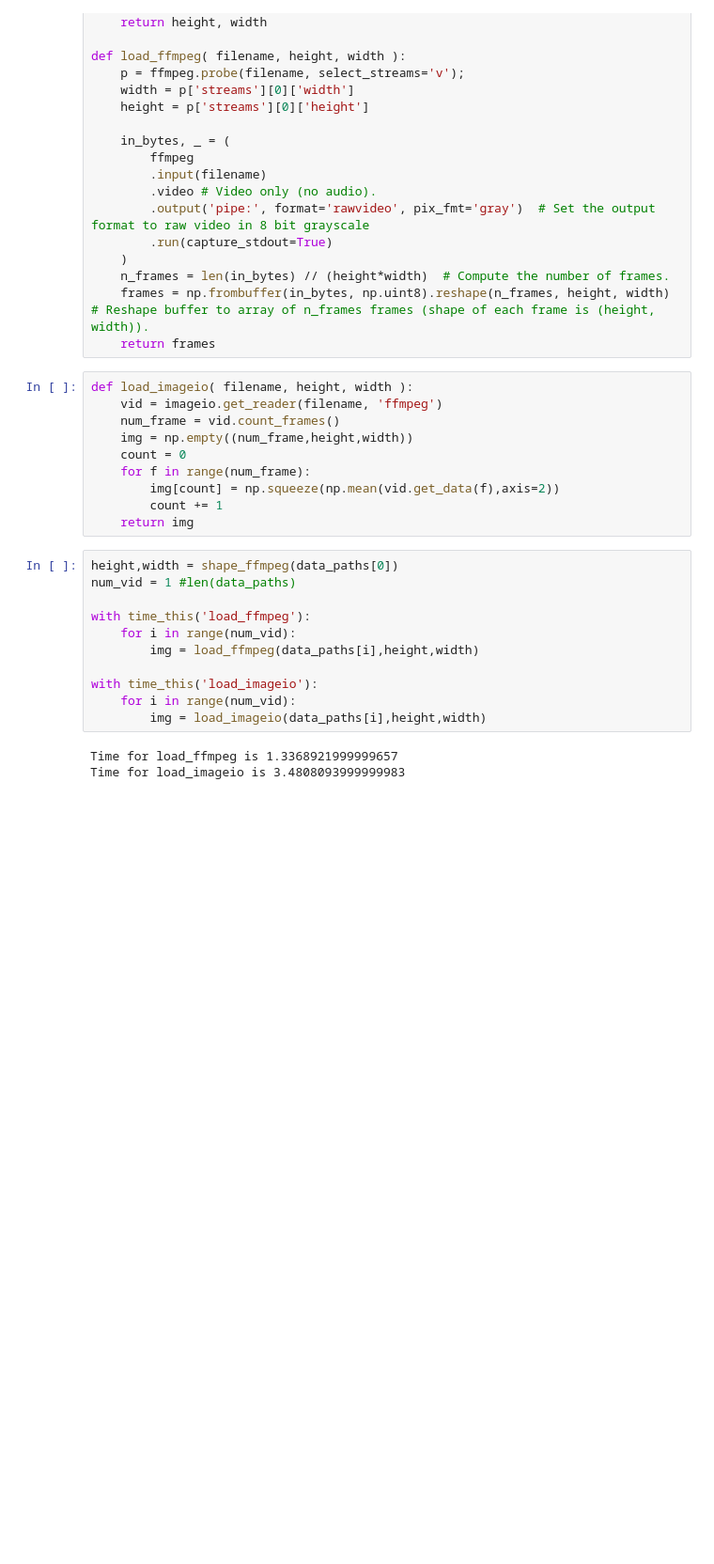
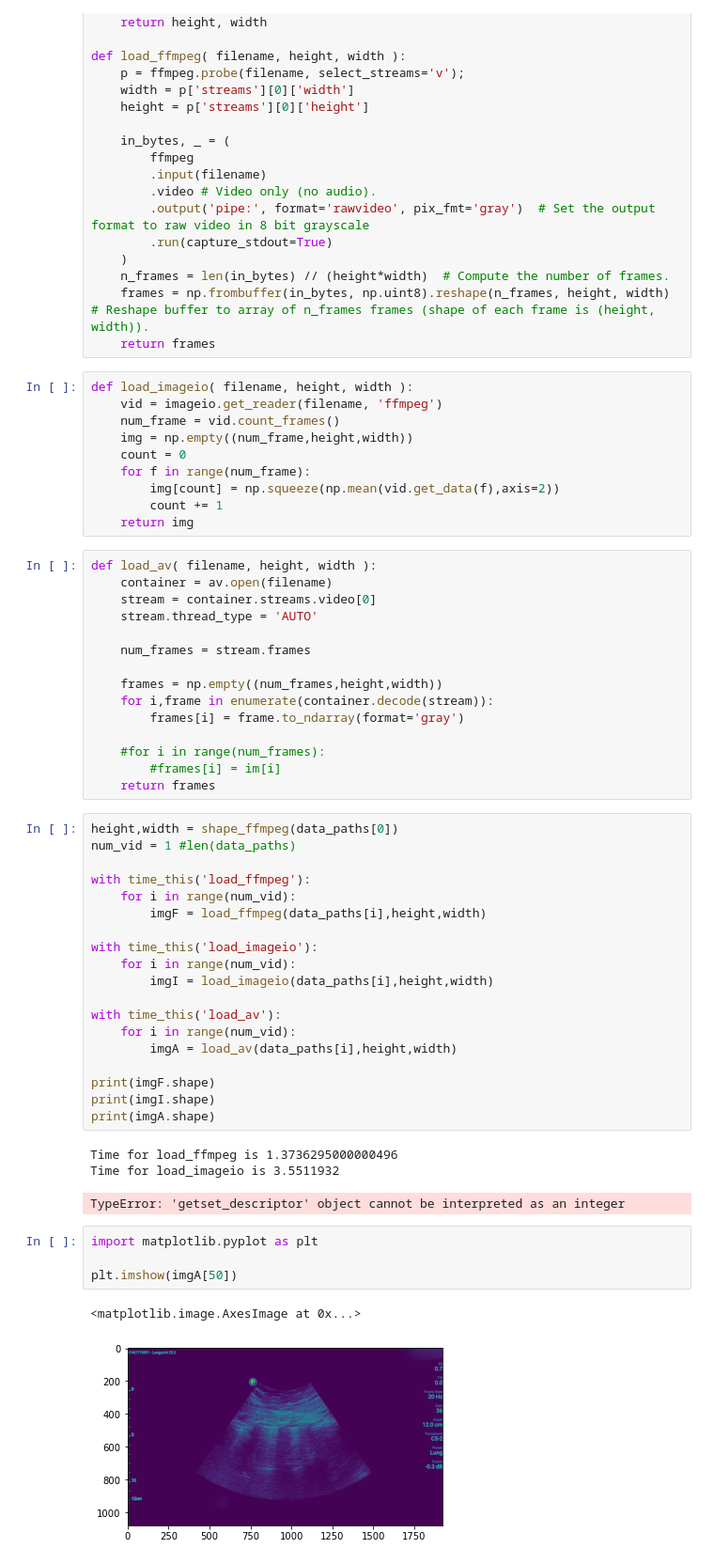
Before and after one commit to KitwareMedical/itkARGUS-DARPA-POCUS_AI-Archive, a Jupyter notebook: Experiments/IO/IOSpeedTest.ipynb, the cells around one changed output. Shown at 94% size. Drawn from its saved outputs; the diff is of its cells as text; blank space fills up the shorter version.

```diff
--- a/Experiments/IO/IOSpeedTest.ipynb
+++ b/Experiments/IO/IOSpeedTest.ipynb
@@ -44,17 +46,48 @@ def load_imageio( filename, height, width ):
         img[count] = np.squeeze(np.mean(vid.get_data(f),axis=2))
         count += 1
     return img
+# %%
+def load_av( filename, height, width ):
+    container = av.open(filename)
+    stream = container.streams.video[0]
+    stream.thread_type = 'AUTO'
+
+    num_frames = stream.frames
+
+    frames = np.empty((num_frames,height,width))
+    for i,frame in enumerate(container.decode(stream)):
+        frames[i] = frame.to_ndarray(format='gray')
+
+    #for i in range(num_frames):
+        #frames[i] = im[i]
+    return frames
 # %%
 height,width = shape_ffmpeg(data_paths[0])
 num_vid = 1 #len(data_paths)
 
 with time_this('load_ffmpeg'):
     for i in range(num_vid):
-        img = load_ffmpeg(data_paths[i],height,width)
+        imgF = load_ffmpeg(data_paths[i],height,width)
 
 with time_this('load_imageio'):
     for i in range(num_vid):
-        img = load_imageio(data_paths[i],height,width)
+        imgI = load_imageio(data_paths[i],height,width)
+
+with time_this('load_av'):
+    for i in range(num_vid):
+        imgA = load_av(data_paths[i],height,width)
+
+print(imgF.shape)
+print(imgI.shape)
+print(imgA.shape)
 # %% [output]
-Time for load_ffmpeg is 1.3368921999999657
-Time for load_imageio is 3.4808093999999983
+Time for load_ffmpeg is 1.3736295000000496
+Time for load_imageio is 3.5511932
+TypeError: 'getset_descriptor' object cannot be interpreted as an integer
+# %%
+import matplotlib.pyplot as plt
+
+plt.imshow(imgA[50])
+# %% [output]
+<matplotlib.image.AxesImage at 0x...>
+[figure, added]
```
Also changed, not shown: parts of 1 cell of this notebook, 26 other files.
